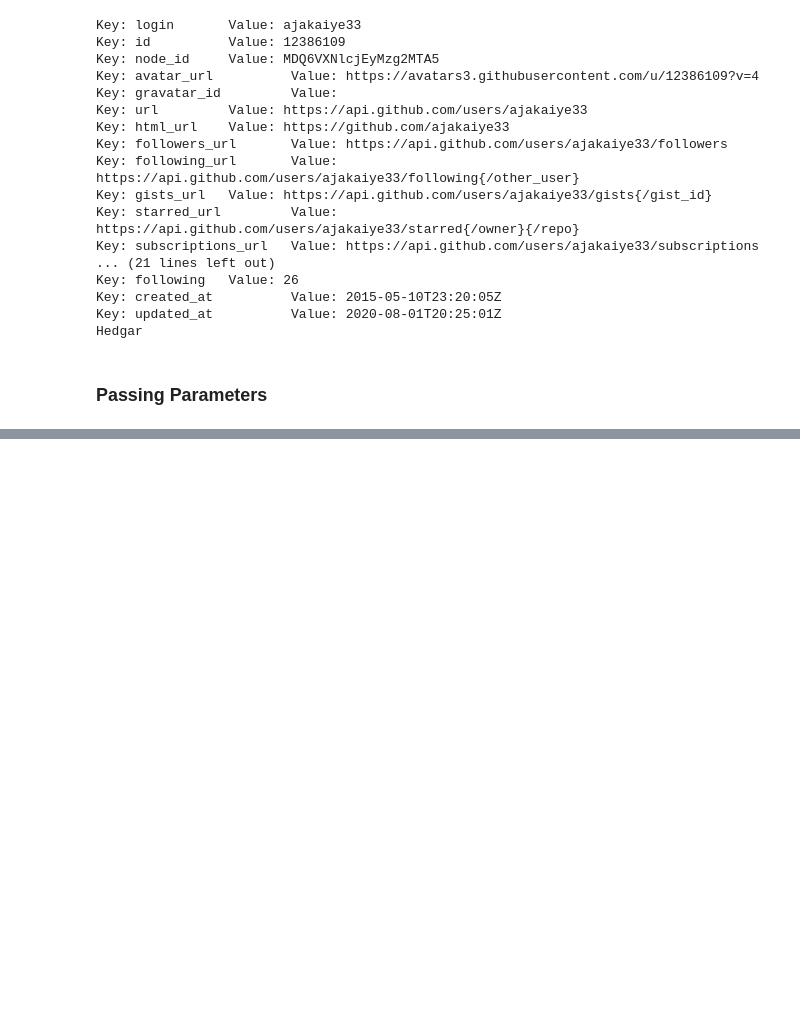
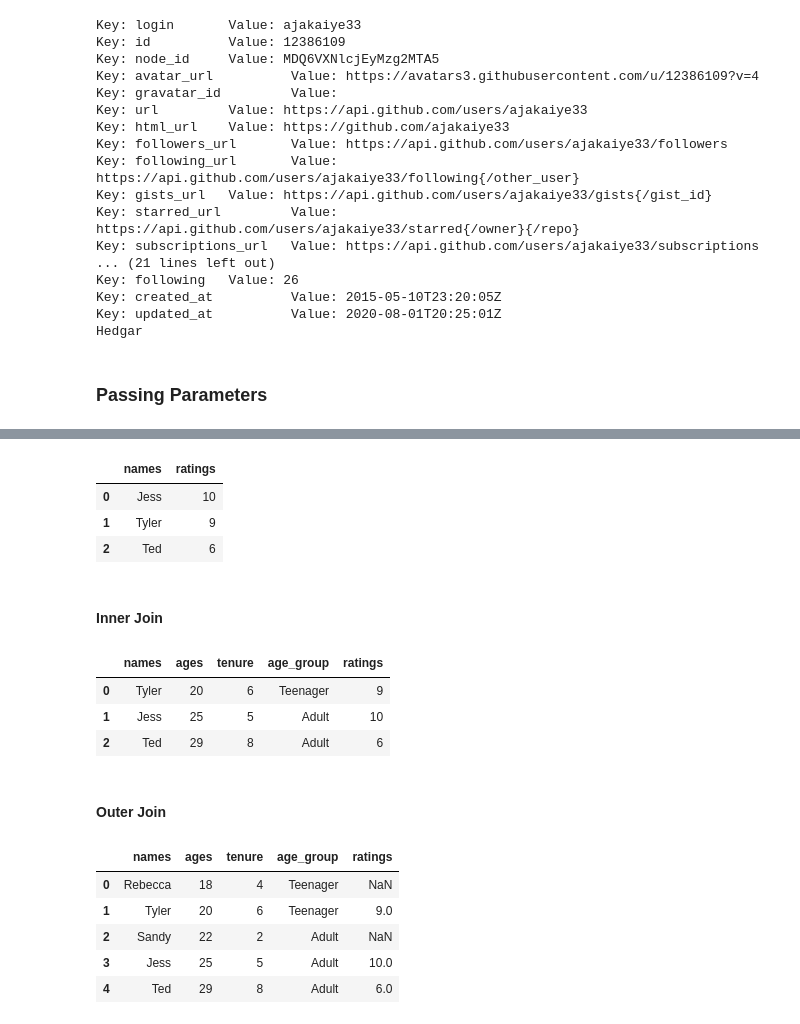
Before and after one commit to ajakaiye33/The-Ten-Weeks, a Jupyter notebook: ten_weeks_bootcamp/Week_10_Intro_Data_Science.ipynb, the cells around one changed output, grey strips where cells are left out. Saved outputs shown, nothing was run; the diff lists cells and outputs as text; code cells hidden in the pictures; blank space fills up the shorter version.

```diff
--- a/ten_weeks_bootcamp/Week_10_Intro_Data_Science.ipynb
+++ b/ten_weeks_bootcamp/Week_10_Intro_Data_Science.ipynb
@@ -70,0 +381,36 @@ print(data['total_count'])
+# %%
+# creating another fake DataFrame to work with, having same names and a new ratings colums
+ratings ={
+    'names':['Jess', 'Tyler', 'Ted'], 'ratings' : [10,9,6]
+}
+ratings = df.from_dict(ratings)
+ratings.head()
+# %% [output]
+|  | names | ratings |
+| 0 | Jess | 10 |
+| 1 | Tyler | 9 |
+| 2 | Ted | 6 |
+# %% [markdown]
+#### Inner Join
+# %%
+# perform an inner join with our df and ratings datframe based on names, get data that matches
+matched_ratings = df.merge(ratings, on='names', how='inner')
+matched_ratings.head()
+# %% [output]
+|  | names | ages | tenure | age_group | ratings |
+| 0 | Tyler | 20 | 6 | Teenager | 9 |
+| 1 | Jess | 25 | 5 | Adult | 10 |
+| 2 | Ted | 29 | 8 | Adult | 6 |
+# %% [markdown]
+#### Outer Join
+# %%
+# performing an outer loin with our df and ratings Dataframe based on names, get all the data
+all_ratings = df.merge(ratings, on='names', how='outer')
+all_ratings.head()
+# %% [output]
+|  | names | ages | tenure | age_group | ratings |
+| 0 | Rebecca | 18 | 4 | Teenager | NaN |
+| 1 | Tyler | 20 | 6 | Teenager | 9.0 |
+| 2 | Sandy | 22 | 2 | Adult | NaN |
+| 3 | Jess | 25 | 5 | Adult | 10.0 |
+| 4 | Ted | 29 | 8 | Adult | 6.0 |
```
Also changed, not shown: parts of 56 cells of this notebook.
